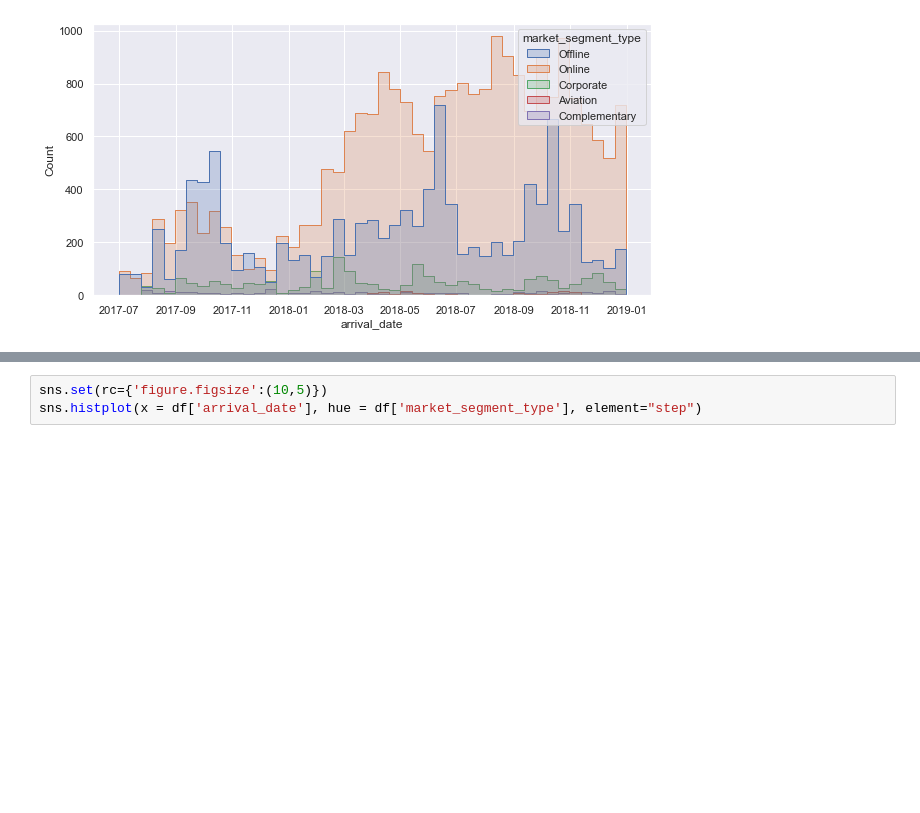
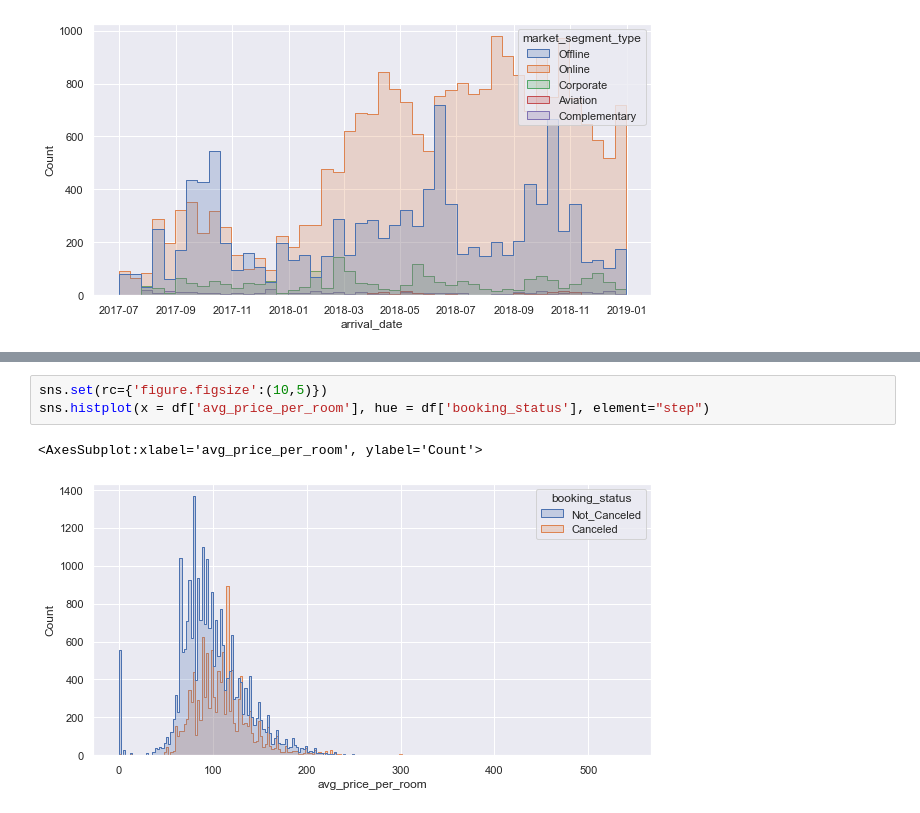
Before and after one commit to Sirabhop/Kaggle_Challenge, a Jupyter notebook: Challenge_3_Hotel_Reservation.ipynb, the cells around one changed output, grey strips where cells are left out. Drawn from its saved outputs; the diff is of its cells as text; blank space fills up the shorter version.

```diff
--- a/Challenge_3_Hotel_Reservation.ipynb
+++ b/Challenge_3_Hotel_Reservation.ipynb
@@ -34,5 +64,8 @@ This plot has pointed out maybe the online is the problem, so let's check it out
 # %%
 sns.set(rc={'figure.figsize':(10,5)})
-sns.histplot(x = df['arrival_date'], hue = df['market_segment_type'], element="step")
+sns.histplot(x = df['avg_price_per_room'], hue = df['booking_status'], element="step")
+# %% [output]
+<AxesSubplot:xlabel='avg_price_per_room', ylabel='Count'>
+[figure, added]
 # %%
 sns.set(rc={'figure.figsize':(10,5)})
```
Also changed, not shown: parts of 18 cells of this notebook.
